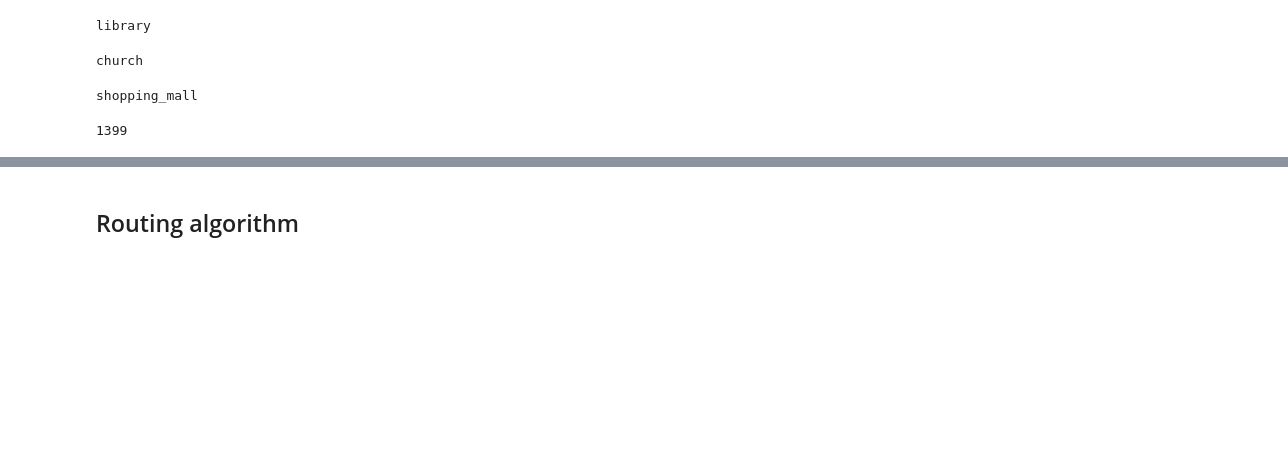
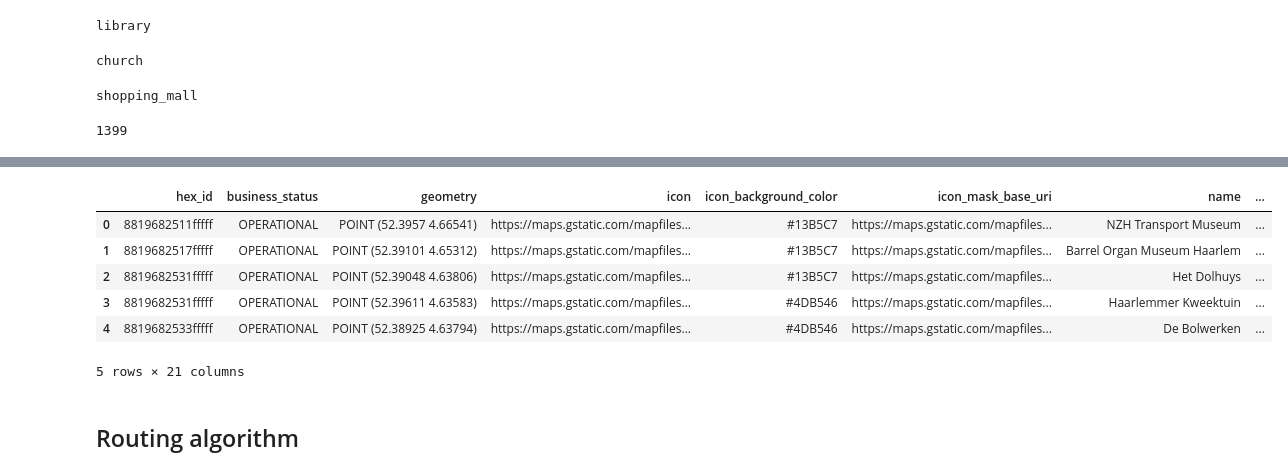
Before and after one commit to hishamsajid/blog-walking-tour, a Jupyter notebook: notebooks/eda.ipynb, the cells around one changed output, grey strips where cells are left out. Drawn from its saved outputs; the diff is of its cells as text; code cells hidden in the pictures; blank space fills up the shorter version.

```diff
--- a/notebooks/eda.ipynb
+++ b/notebooks/eda.ipynb
@@ -314,6 +317,16 @@ for i in range(len(n_gdf)):
 map_
 # %% [output]
 [interactive output not drawn]
+# %%
+n_gdf.head()
+# %% [output]
+|  | hex_id | business_status | geometry | icon | icon_background_color | icon_mask_base_uri | name | ... |
+| 0 | 8819682511fffff | OPERATIONAL | POINT (52.3957 4.66541) | https://maps.gstatic.com/mapfiles... | #13B5C7 | https://maps.gstatic.com/mapfiles... | NZH Transport Museum | ... |
+| 1 | 8819682517fffff | OPERATIONAL | POINT (52.39101 4.65312) | https://maps.gstatic.com/mapfiles... | #13B5C7 | https://maps.gstatic.com/mapfiles... | Barrel Organ Museum Haarlem | ... |
+| 2 | 8819682531fffff | OPERATIONAL | POINT (52.39048 4.63806) | https://maps.gstatic.com/mapfiles... | #13B5C7 | https://maps.gstatic.com/mapfiles... | Het Dolhuys | ... |
+| 3 | 8819682531fffff | OPERATIONAL | POINT (52.39611 4.63583) | https://maps.gstatic.com/mapfiles... | #4DB546 | https://maps.gstatic.com/mapfiles... | Haarlemmer Kweektuin | ... |
+| 4 | 8819682533fffff | OPERATIONAL | POINT (52.38925 4.63794) | https://maps.gstatic.com/mapfiles... | #4DB546 | https://maps.gstatic.com/mapfiles... | De Bolwerken | ... |
+5 rows × 21 columns
 # %% [markdown]
 ## Routing algorithm
 # %%
```
Also changed, not shown: parts of 12 cells of this notebook.
